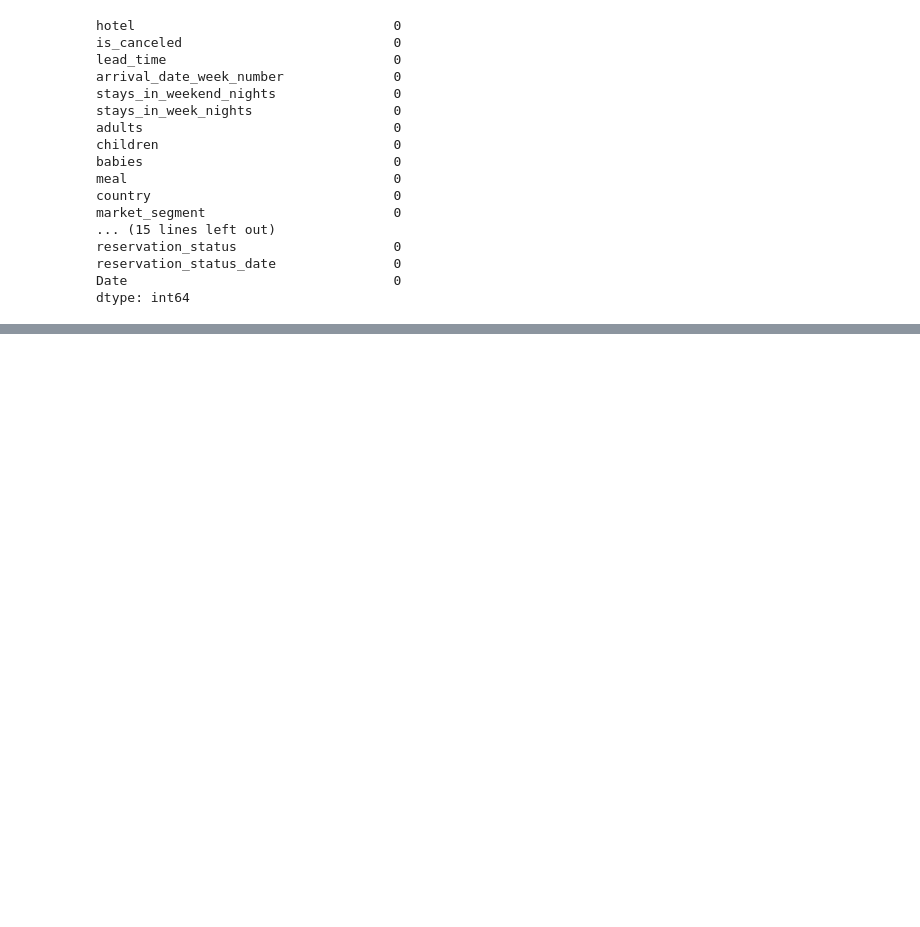
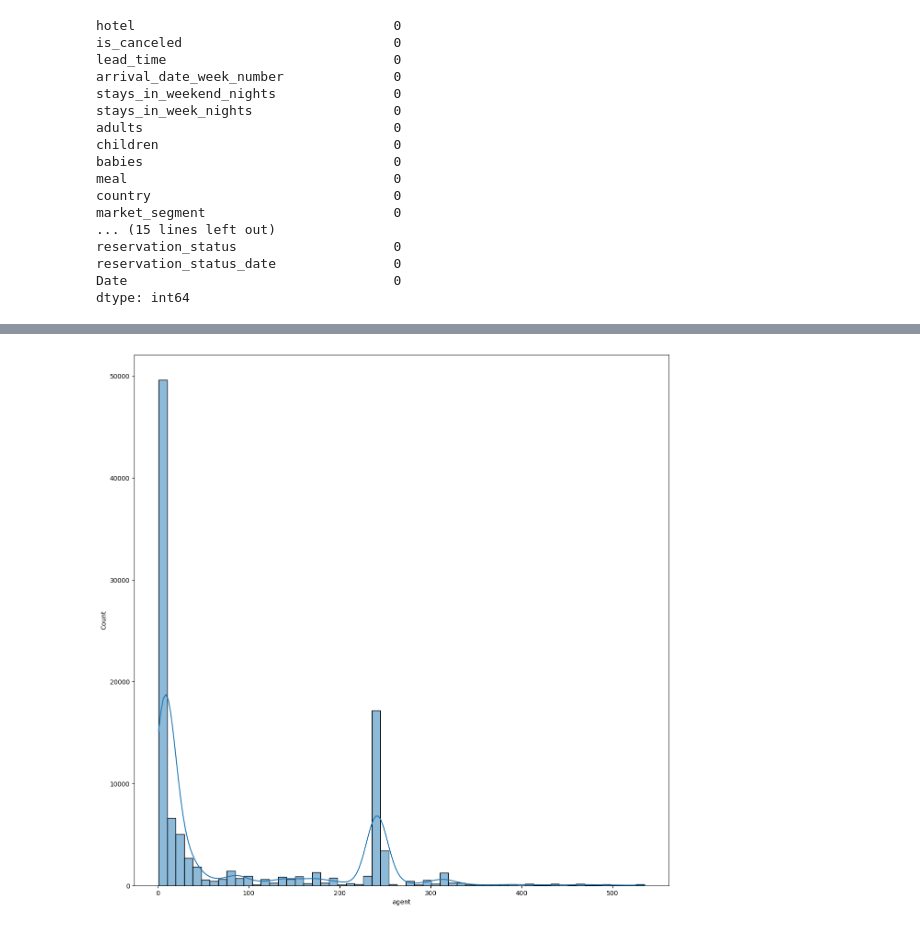
Before and after one commit to vamsi4476/Data-Cleaning-Practise, a Jupyter notebook: 1-Data-Importation.ipynb, the cells around one changed output, grey strips where cells are left out. Cells and saved outputs as stored; diff of their text form; code cells hidden in the pictures; blank space fills up the shorter version.

Commit message:
Data-Cleaning-is-done

```diff
--- a/1-Data-Importation.ipynb
+++ b/1-Data-Importation.ipynb
@@ -397,3 +395,5 @@ reservation_status                    0
 reservation_status_date               0
 Date                                  0
 dtype: int64
+# %%
+hotels_data_v1=pd.concat([cityhotels_data,resorthotels_data],axis=0)
@@ -399,0 +417,2 @@ dtype: int64
+# %%
+hotels_data_v1=hotels_data_v1.drop('company',axis=1)
@@ -399,0 +460,6 @@ dtype: int64
+# %%
+plt.figure(figsize=(15,15))
+sns.histplot(hotels_data_v1['agent'],kde=True)
+plt.show()
+# %% [output]
+[figure, added]
```
Also changed, not shown: parts of 21 cells of this notebook, 2 other files.
